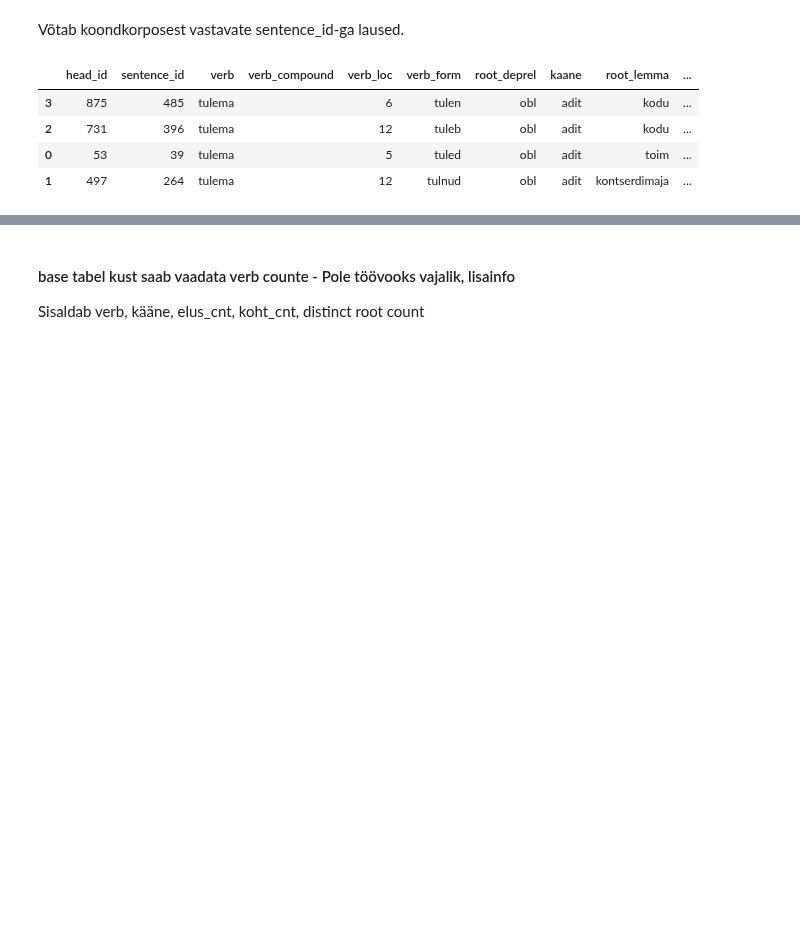
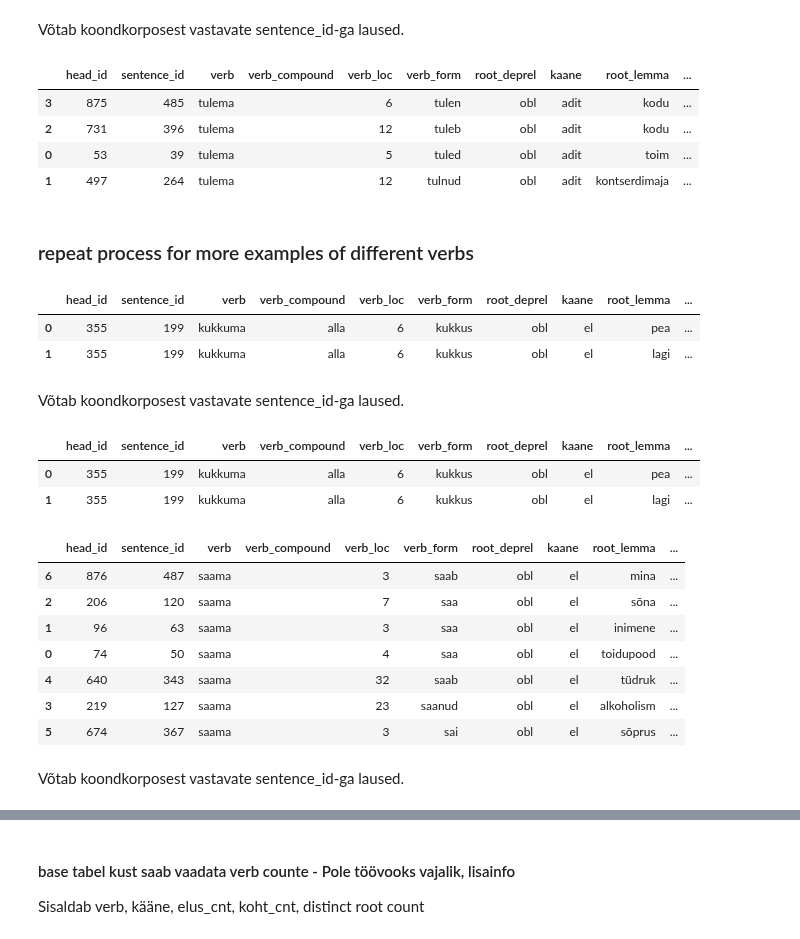
Before and after one commit to estnltk/syntax_experiments, a Jupyter notebook: workflows/005_analysis_of_annotated_actor_patterns/07_analysis_example_extraction/02_verb_analysis_koondkorpus_examples.ipynb, the cells around one changed output, grey strips where cells are left out. Drawn from its saved outputs; the diff is of its cells as text; code cells hidden in the pictures; blank space fills up the shorter version.

```diff
--- a/workflows/005_analysis_of_annotated_actor_patterns/07_analysis_example_extraction/02_verb_analysis_koondkorpus_examples.ipynb
+++ b/workflows/005_analysis_of_annotated_actor_patterns/07_analysis_example_extraction/02_verb_analysis_koondkorpus_examples.ipynb
@@ -117,3 +117,5 @@ corp_examples
 | 1 | 497 | 264 | tulema |  | 12 | tulnud | obl | adit | kontserdimaja | ... |
 # %%
 corp_examples.to_csv("data/"+SAVE_FILE_NAME, sep=";", index=False, encoding="UTF-8")
+# %% [markdown]
+### repeat process for more examples of different verbs
@@ -119,0 +133,8 @@ corp_examples.to_csv("data/"+SAVE_FILE_NAME, sep=";", index=False, encoding="UTF
+# %%
+trans_examples2
+# %% [output]
+|  | head_id | sentence_id | verb | verb_compound | verb_loc | verb_form | root_deprel | kaane | root_lemma | ... |
+| 0 | 355 | 199 | kukkuma | alla | 6 | kukkus | obl | el | pea | ... |
+| 1 | 355 | 199 | kukkuma | alla | 6 | kukkus | obl | el | lagi | ... |
+# %% [markdown]
+Võtab koondkorposest vastavate sentence_id-ga laused.
@@ -119,0 +143,6 @@ corp_examples.to_csv("data/"+SAVE_FILE_NAME, sep=";", index=False, encoding="UTF
+# %%
+corp_examples2
+# %% [output]
+|  | head_id | sentence_id | verb | verb_compound | verb_loc | verb_form | root_deprel | kaane | root_lemma | ... |
+| 0 | 355 | 199 | kukkuma | alla | 6 | kukkus | obl | el | pea | ... |
+| 1 | 355 | 199 | kukkuma | alla | 6 | kukkus | obl | el | lagi | ... |
@@ -119,0 +151,24 @@ corp_examples.to_csv("data/"+SAVE_FILE_NAME, sep=";", index=False, encoding="UTF
+# %%
+trans_examples2 = get_transaction_examples(connection=con,
+                                        transactions=ENRICHED_TRANSACTIONS,
+                                        transaction_head=TRANSACTION_HEAD,
+                                        mainverb="saama",
+                                        comp="",
+                                        kaane="el",
+                                        only_elus = ELUS,
+                                        only_koht = KOHT,
+                                        num_samples = NUM_SAMPLES
+                                         )
+# %%
+trans_examples2
+# %% [output]
+|  | head_id | sentence_id | verb | verb_compound | verb_loc | verb_form | root_deprel | kaane | root_lemma | ... |
+| 6 | 876 | 487 | saama |  | 3 | saab | obl | el | mina | ... |
+| 2 | 206 | 120 | saama |  | 7 | saa | obl | el | sõna | ... |
+| 1 | 96 | 63 | saama |  | 3 | saa | obl | el | inimene | ... |
+| 0 | 74 | 50 | saama |  | 4 | saa | obl | el | toidupood | ... |
+| 4 | 640 | 343 | saama |  | 32 | saab | obl | el | tüdruk | ... |
+| 3 | 219 | 127 | saama |  | 23 | saanud | obl | el | alkoholism | ... |
+| 5 | 674 | 367 | saama |  | 3 | sai | obl | el | sõprus | ... |
+# %% [markdown]
+Võtab koondkorposest vastavate sentence_id-ga laused.
```
Also changed, not shown: parts of 9 cells of this notebook, 15 other files.
